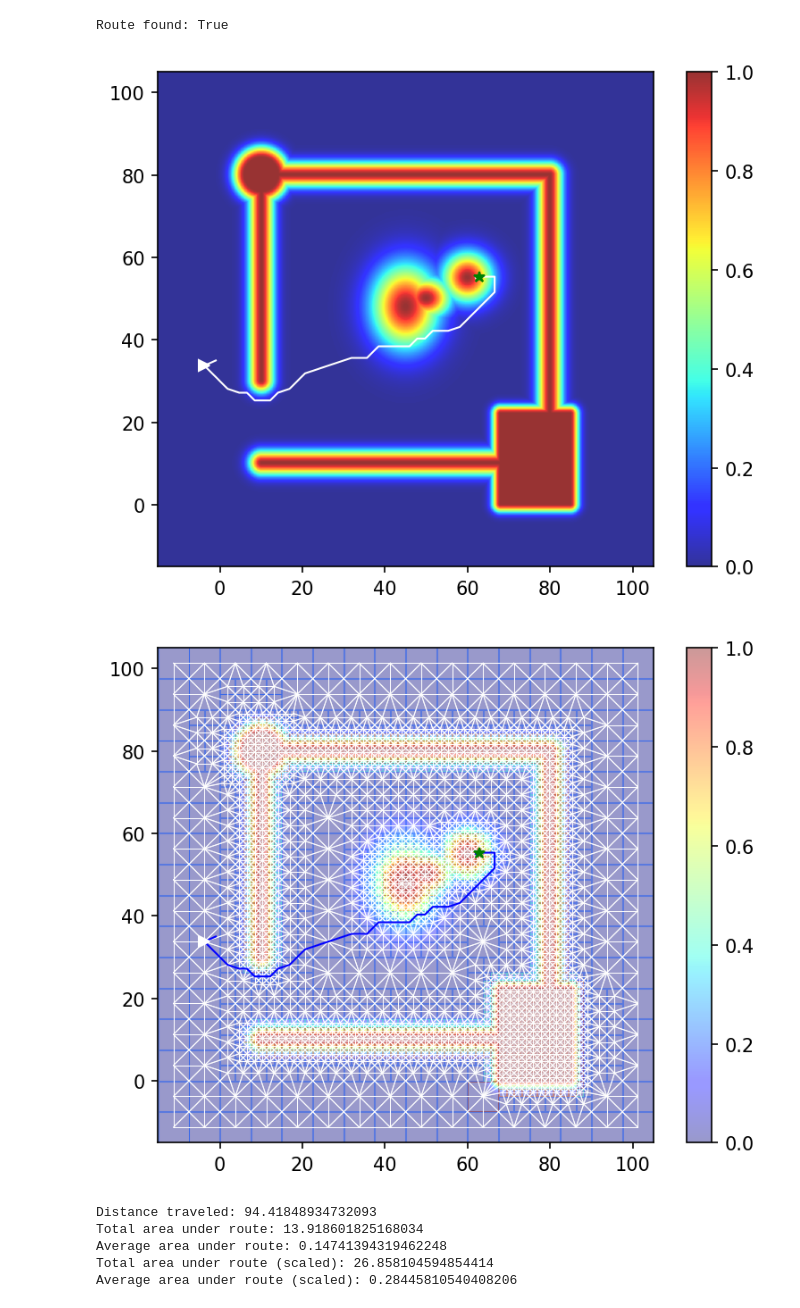
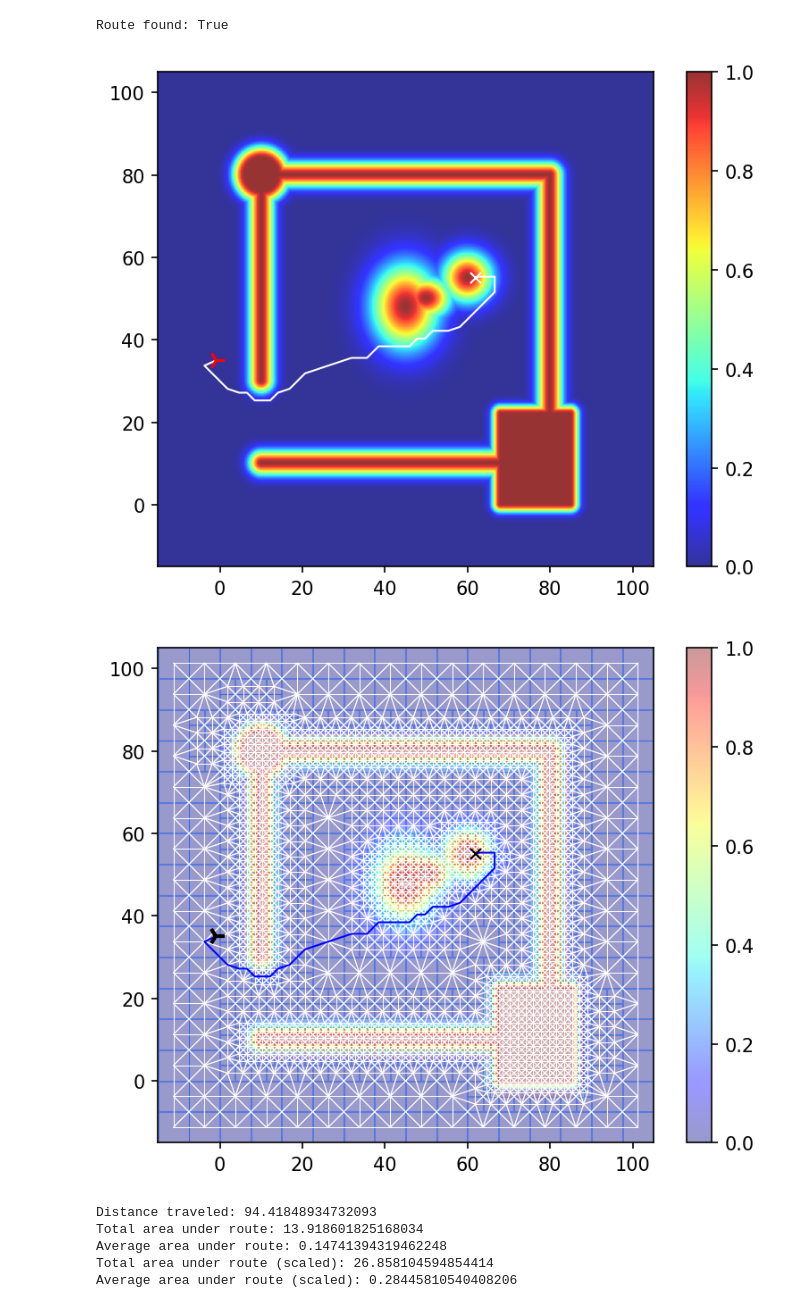
Before and after one commit to wzjoriv/Larp, a Jupyter notebook: presentation.ipynb, the cells around one changed output. Drawn from its saved outputs; the diff is of its cells as text; code cells hidden in the pictures.

Commit message:
Update images

```diff
--- a/presentation.ipynb
+++ b/presentation.ipynb
@@ -59,22 +59,22 @@ plt.show()
 start = (-1, 35) # (x, y)
 end = (62, 55)
 
-route = routing_graph.find_route(start, end, scale_tranform=lambda x: 1/(1.0 - x + 0.000001), alg="A*")
+route = routing_graph.find_route(start, end, scale_tranform=lambda x: 1/(1.0 - x + 1e-10), alg="A*")
 print(f"Route found: {route is not None}")
 # %% [output]
 Route found: True
 # %%
 route_path = larp.graph.RouteGraph.route_to_lines_collection(start, end, route, remapped=True)
 
 plt.figure(dpi=150)
 plt.imshow(display, cmap='jet', extent=field.get_extent(), alpha=0.8)
 plt.colorbar().set_ticks([0.0] + edges + [1.0])
 plt.plot(route_path[:, 0], route_path[:, 1], color="#fff", alpha=1.0, linewidth=1.0)
-plt.plot(route[0].center_point[0], route[0].center_point[1], 'w>')
-plt.plot(route[-1].center_point[0], route[-1].center_point[1], 'g*')
+plt.plot(route_path[0, 0], route_path[0, 1], 'r4', markersize=10.0, markeredgewidth=1.5)
+plt.plot(route_path[-1, 0], route_path[-1, 1], 'wx')
 plt.show()
 # %% [output]
-[figure, old version]
+[figure, new version]
 # %%
 plt.figure(dpi=150)
 plt.imshow(display, cmap='jet', extent=field.get_extent(), alpha=0.4)
@@ -85,11 +85,11 @@ for i in range(0, len(boundaries_lines), 2):
     plt.plot(*boundaries_lines[i:i+2], c=c, alpha=0.4, linewidth=0.5)
 plt.plot(*routes_lines, color="#fff", alpha=0.9, linewidth=0.5)
 plt.plot(route_path[:, 0], route_path[:, 1], color="#0000ff", alpha=1.0, linewidth=1.0)
-plt.plot(route[0].center_point[0], route[0].center_point[1], 'w>')
-plt.plot(route[-1].center_point[0], route[-1].center_point[1], 'g*')
+plt.plot(route_path[0, 0], route_path[0, 1], 'k4', markersize=10.0, markeredgewidth=2.0)
+plt.plot(route_path[-1, 0], route_path[-1, 1], 'kx')
 plt.show()
 # %% [output]
-[figure, old version]
+[figure, new version]
 # %%
 # Distance traveled
 dist = larp.route_distance(route_path)
```
Also changed, not shown: parts of 2 cells of this notebook, 5 other files.
